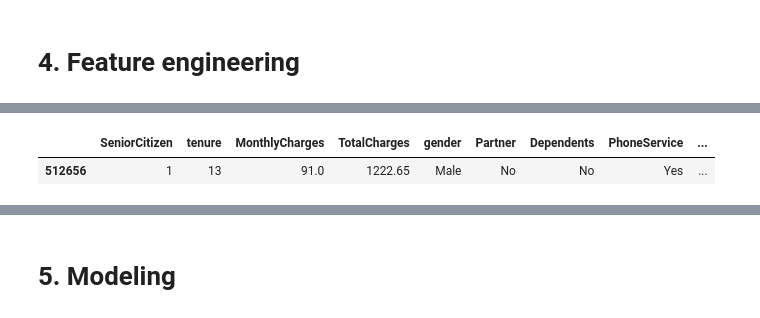
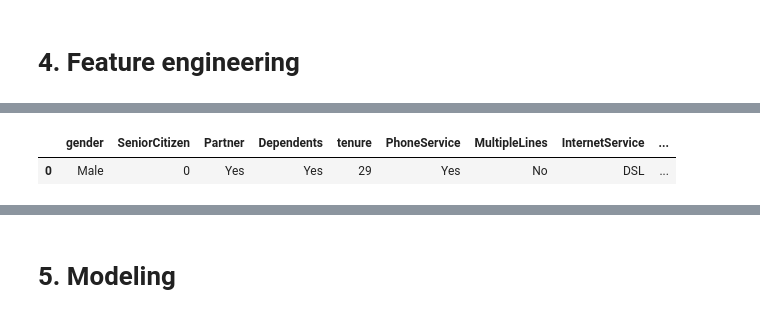
Before and after one commit to vitorliu-55/ds-ml-portfolio, a Jupyter notebook: 04-customer-churn-competition/customer_churn_tuning.ipynb, the cells around one changed output, grey strips where cells are left out. Cells and saved outputs as stored; diff of their text form; code cells hidden in the pictures.

```diff
--- a/04-customer-churn-competition/customer_churn_tuning.ipynb
+++ b/04-customer-churn-competition/customer_churn_tuning.ipynb
@@ -97,5 +60,11 @@ dtype: object
+# %%
+df_features = df.copy()
+df_features = df_features.drop("id", axis=1)
+numeric_cols_ = numeric_cols.copy()
+numeric_cols_.remove("id")
+df_features['Churn'] = df_features['Churn'].map({'Yes': 1, 'No': 0})
 # %%
-X_train.iloc[[0]]
+df_features.iloc[[0]]
 # %% [output]
-|  | SeniorCitizen | tenure | MonthlyCharges | TotalCharges | gender | Partner | Dependents | PhoneService | ... |
-| 512656 | 1 | 13 | 91.0 | 1222.65 | Male | No | No | Yes | ... |
+|  | gender | SeniorCitizen | Partner | Dependents | tenure | PhoneService | MultipleLines | InternetService | ... |
+| 0 | Male | 0 | Yes | Yes | 29 | Yes | No | DSL | ... |
```
Also changed, not shown: parts of 22 cells of this notebook.
